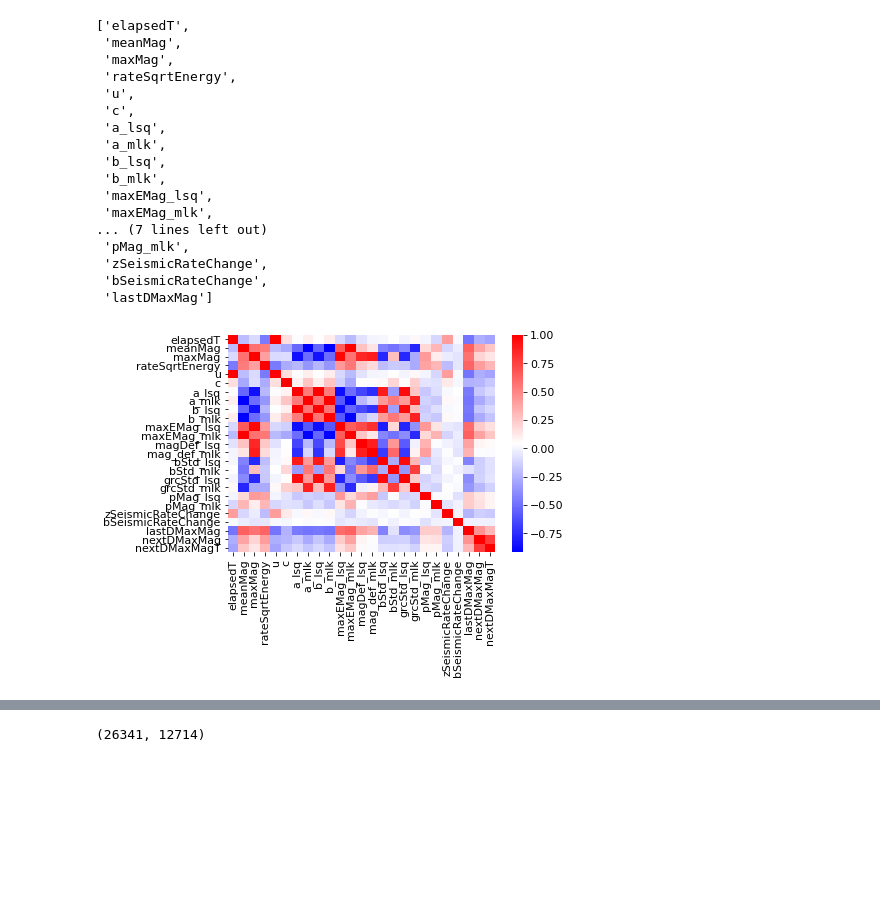
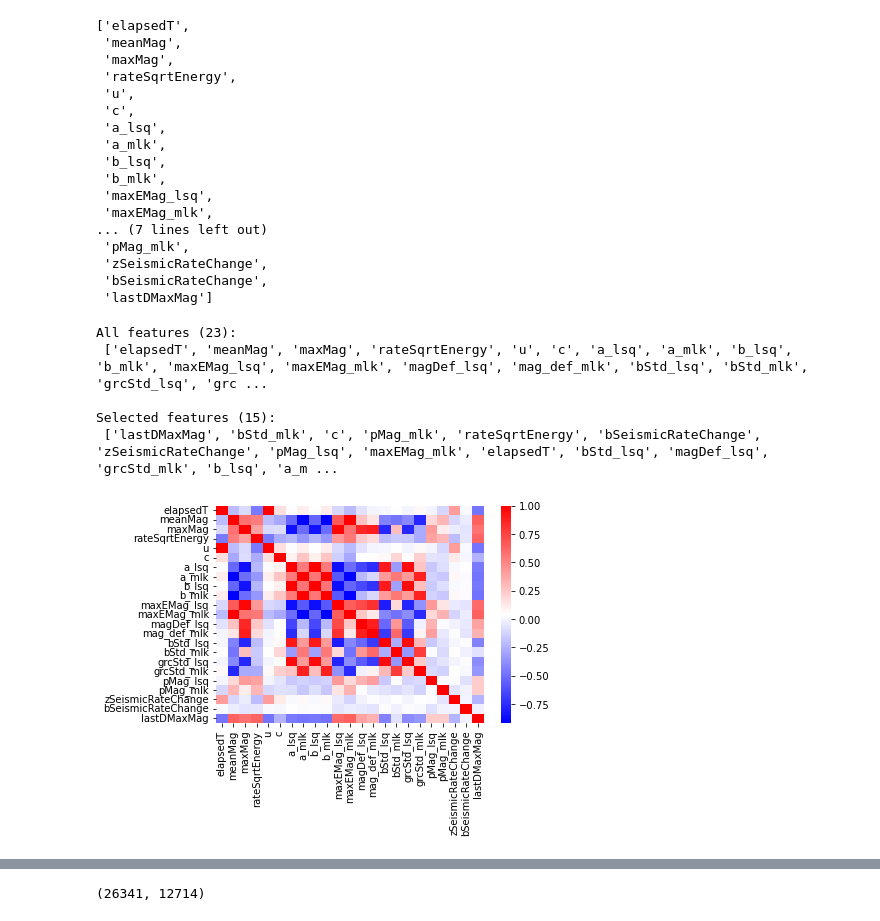
Before and after one commit to juadolfob/SeismicPrediction, a Jupyter notebook: notebooks/testing/NN_prediction.ipynb, the cells around one changed output, grey strips where cells are left out. Drawn from its saved outputs; the diff is of its cells as text; code cells hidden in the pictures; blank space fills up the shorter version.

```diff
--- a/notebooks/testing/NN_prediction.ipynb
+++ b/notebooks/testing/NN_prediction.ipynb
@@ -86,20 +88,28 @@ model.FEATURES
  'bSeismicRateChange',
  'lastDMaxMag']
 # %%
-%matplotlib inline
-plt.rcParams.update({'font.size': 11})
 X = features[model.FEATURES]
 Y_CONTINUOUS = features[model.TARGETS.CONTINUOUS]
 Y_CATEGORICAL = features[model.TARGETS.CATEGORICAL]
-selected_features = SelectFeatures(features=X, targets=Y_CONTINUOUS, corr_threshold=.99)
-X = X[selected_features[0]].to_numpy()
+selected_features = SelectFeatures(features=X, targets=Y_CONTINUOUS, corr_threshold=.95)
+X_mrmr = X[selected_features[0]].to_numpy()
 Y_CONTINUOUS = Y_CONTINUOUS.to_numpy()
 Y_CATEGORICAL = Y_CATEGORICAL.to_numpy()
-corrMatrix = features[model.ALL_FEATURES].corr()
-sns.heatmap(corrMatrix, yticklabels=corrMatrix.columns, xticklabels=corrMatrix.columns, cmap="bwr")
-plt.show()
+
+print("All features ("+str(len(X.columns))+"): \n",X.columns.to_list(),"\n")
+print("Selected features ("+str(len(selected_features[0]))+"): \n",selected_features[0])
 # %% [output]
-[figure, removed]
+All features (23):
+ ['elapsedT', 'meanMag', 'maxMag', 'rateSqrtEnergy', 'u', 'c', 'a_lsq', 'a_mlk', 'b_lsq', 'b_mlk', 'maxEMag_lsq', 'maxEMag_mlk', 'magDef_lsq', 'mag_def_mlk', 'bStd_lsq', 'bStd_mlk', 'grcStd_lsq', 'grc ...
+
+Selected features (15):
+ ['lastDMaxMag', 'bStd_mlk', 'c', 'pMag_mlk', 'rateSqrtEnergy', 'bSeismicRateChange', 'zSeismicRateChange', 'pMag_lsq', 'maxEMag_mlk', 'elapsedT', 'bStd_lsq', 'magDef_lsq', 'grcStd_mlk', 'b_lsq', 'a_m ...
+# %%
+acy = pd.DataFrame(X).corr()
+sns.heatmap( acy, yticklabels=acy.columns, xticklabels=acy.columns, cmap="bwr")
+plt.show()
+# %% [output]
+[figure, added]
 # %%
 acx = features[selected_features[0]].corr()
 sns.heatmap( acx, yticklabels=acx.columns, xticklabels=acx.columns, cmap="bwr")
```
Also changed, not shown: parts of 24 cells of this notebook, 4 other files.
